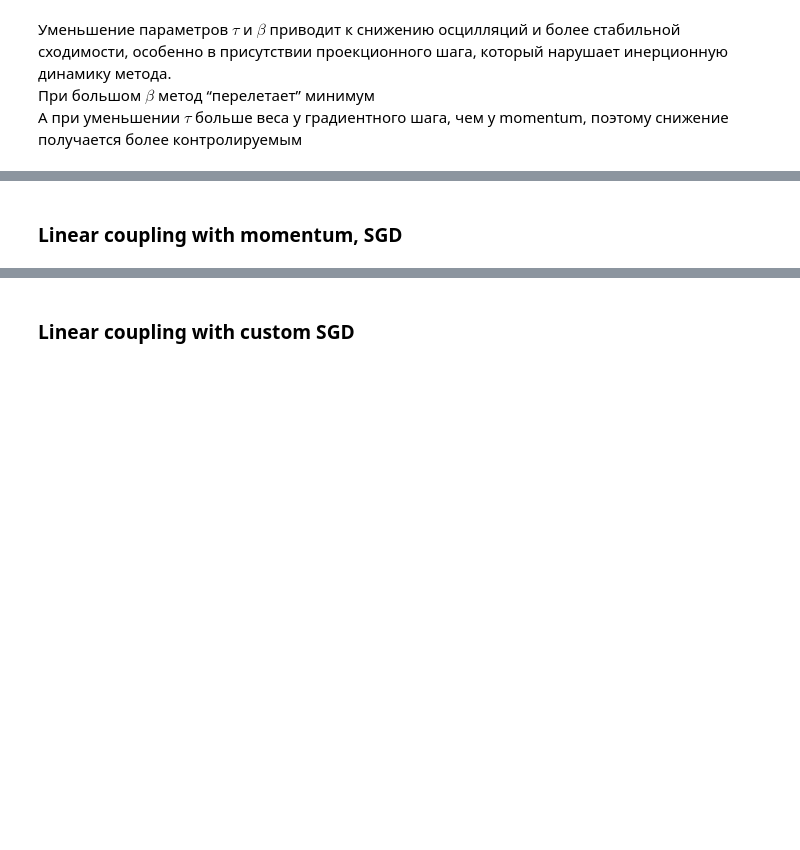
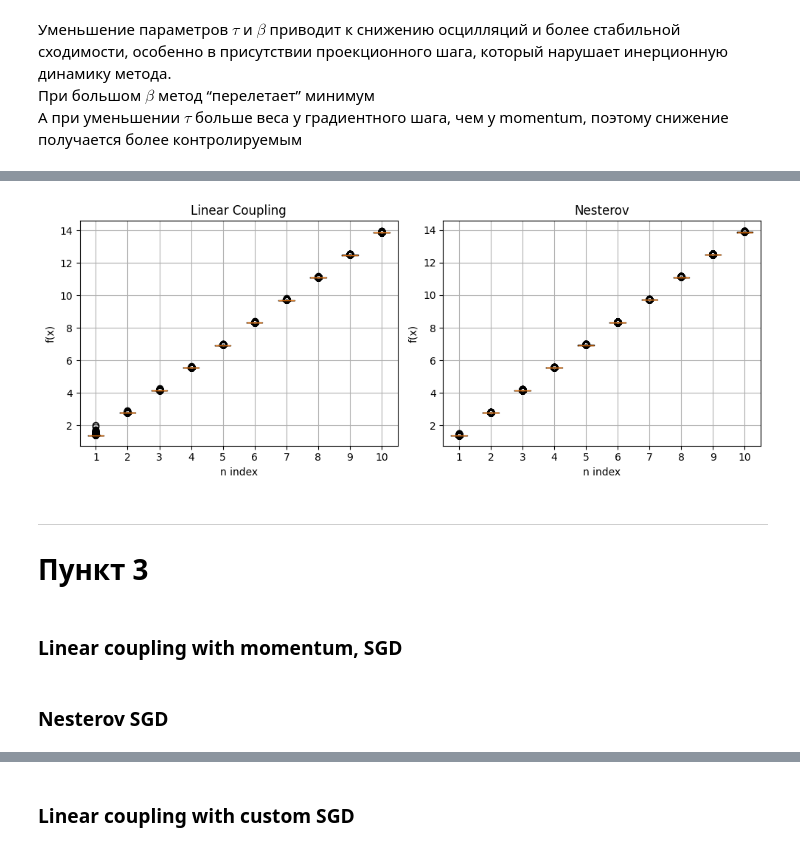
Before and after one commit to owmtgf/IAD_MAG_OptMethods, a Jupyter notebook: LAB2/main.ipynb, the cells around one changed output, grey strips where cells are left out. Saved outputs shown, nothing was run; the diff lists cells and outputs as text; code cells hidden in the pictures; blank space fills up the shorter version.

```diff
--- a/LAB2/main.ipynb
+++ b/LAB2/main.ipynb
@@ -1205,3 +1438,15 @@ lc_mom_results = run_experiment_multiprocess(
+# %%
+plot_results(
+    [lc_mom_results, nesterov_results],
+    ["Linear Coupling", "Nesterov"],
+    plot_type="boxplot",
+)
+# %% [output]
+[figure, added]
+# %% [markdown]
+---
+
+# Пункт 3
 # %% [markdown]
 ### Linear coupling with momentum, SGD
 # %%
@@ -1210,3 +1455,5 @@ lc_mom_sgd_results = run_experiment_multiprocess(
     grad="stochastic",
     method_kwargs={"beta": 0.7, "tau": 0.3},
 )
+# %% [markdown]
+### Nesterov SGD
```
Also changed, not shown: parts of 75 cells of this notebook.
